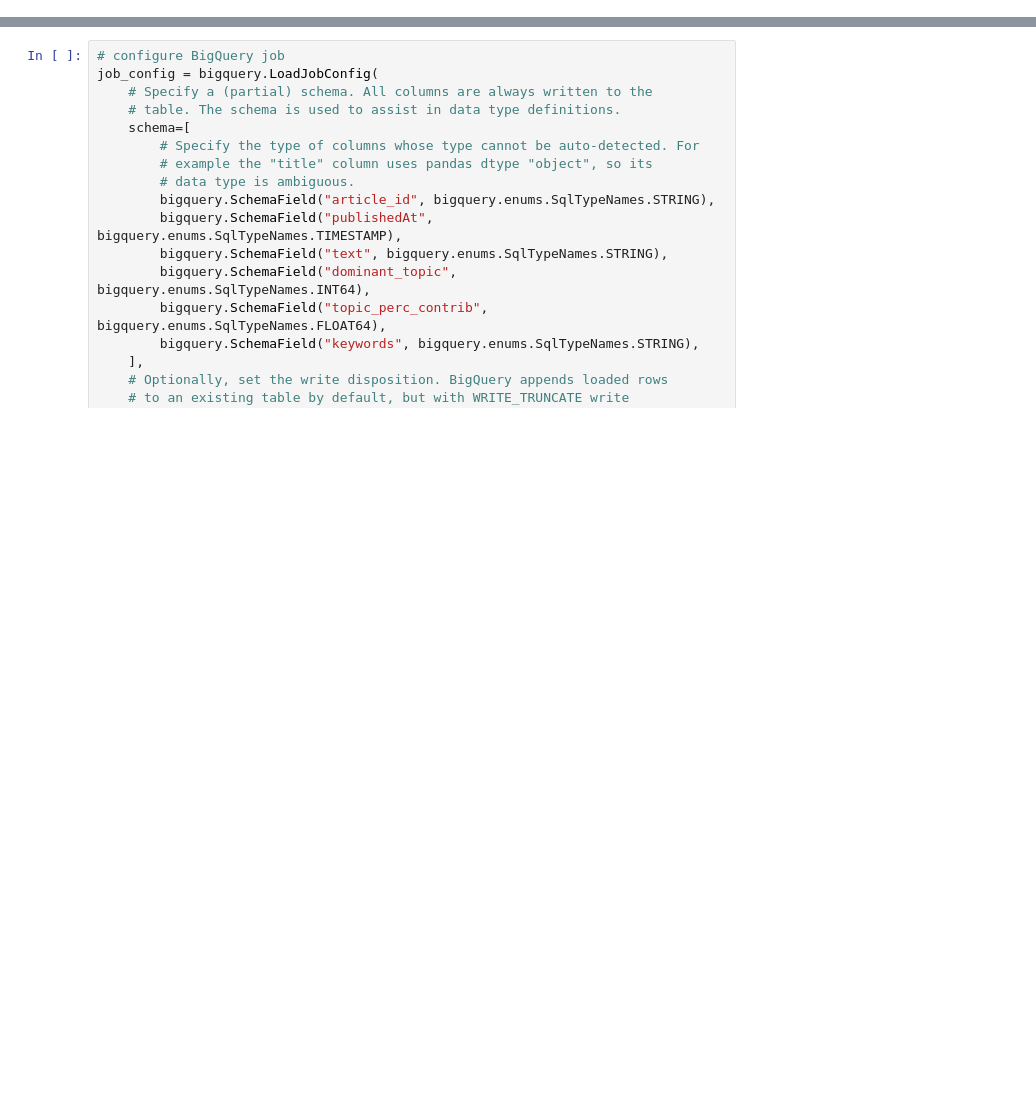
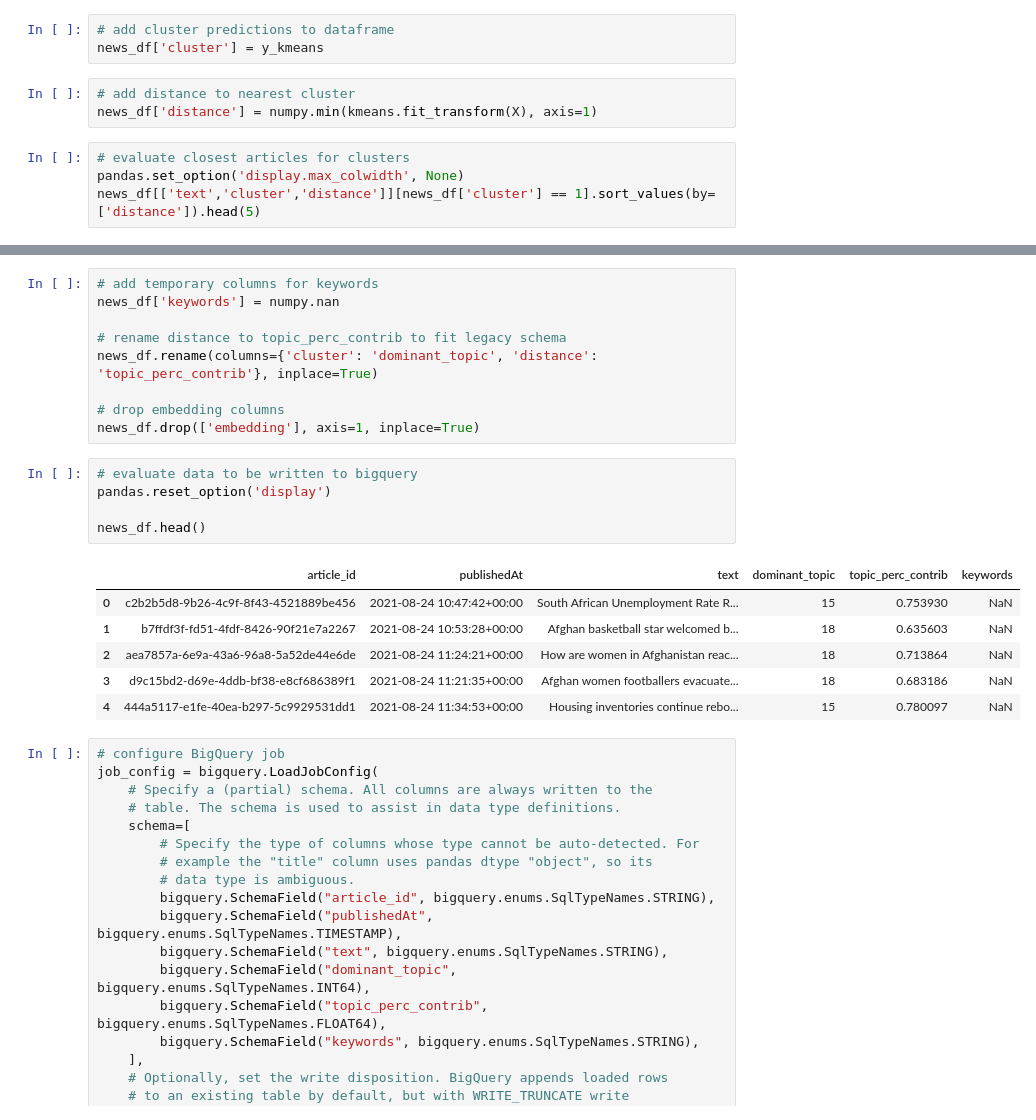
Before and after one commit to slowmosteve/news-app, a Jupyter notebook: modeling/topic-prod.ipynb, the cells around one changed output, grey strips where cells are left out. Cells and saved outputs as stored; diff of their text form; blank space fills up the shorter version.

```diff
--- a/modeling/topic-prod.ipynb
+++ b/modeling/topic-prod.ipynb
@@ -245,0 +145,10 @@ output_df
+# %%
+# add cluster predictions to dataframe
+news_df['cluster'] = y_kmeans
+# %%
+# add distance to nearest cluster
+news_df['distance'] = numpy.min(kmeans.fit_transform(X), axis=1)
+# %%
+# evaluate closest articles for clusters
+pandas.set_option('display.max_colwidth', None)
+news_df[['text','cluster','distance']][news_df['cluster'] == 1].sort_values(by=['distance']).head(5)
@@ -246,3 +182,24 @@ output_df
+# %%
+# add temporary columns for keywords
+news_df['keywords'] = numpy.nan
+
+# rename distance to topic_perc_contrib to fit legacy schema
+news_df.rename(columns={'cluster': 'dominant_topic', 'distance': 'topic_perc_contrib'}, inplace=True)
+
+# drop embedding columns
+news_df.drop(['embedding'], axis=1, inplace=True)
+# %%
+# evaluate data to be written to bigquery
+pandas.reset_option('display')
+
+news_df.head()
+# %% [output]
+|  | article_id | publishedAt | text | dominant_topic | topic_perc_contrib | keywords |
+| 0 | c2b2b5d8-9b26-4c9f-8f43-4521889be456 | 2021-08-24 10:47:42+00:00 | South African Unemployment Rate R... | 15 | 0.753930 | NaN |
+| 1 | b7ffdf3f-fd51-4fdf-8426-90f21e7a2267 | 2021-08-24 10:53:28+00:00 | Afghan basketball star welcomed b... | 18 | 0.635603 | NaN |
+| 2 | aea7857a-6e9a-43a6-96a8-5a52de44e6de | 2021-08-24 11:24:21+00:00 | How are women in Afghanistan reac... | 18 | 0.713864 | NaN |
+| 3 | d9c15bd2-d69e-4ddb-bf38-e8cf686389f1 | 2021-08-24 11:21:35+00:00 | Afghan women footballers evacuate... | 18 | 0.683186 | NaN |
+| 4 | 444a5117-e1fe-40ea-b297-5c9929531dd1 | 2021-08-24 11:34:53+00:00 | Housing inventories continue rebo... | 15 | 0.780097 | NaN |
 # %%
 # configure BigQuery job
 job_config = bigquery.LoadJobConfig(
```
Also changed, not shown: parts of 40 cells of this notebook.
